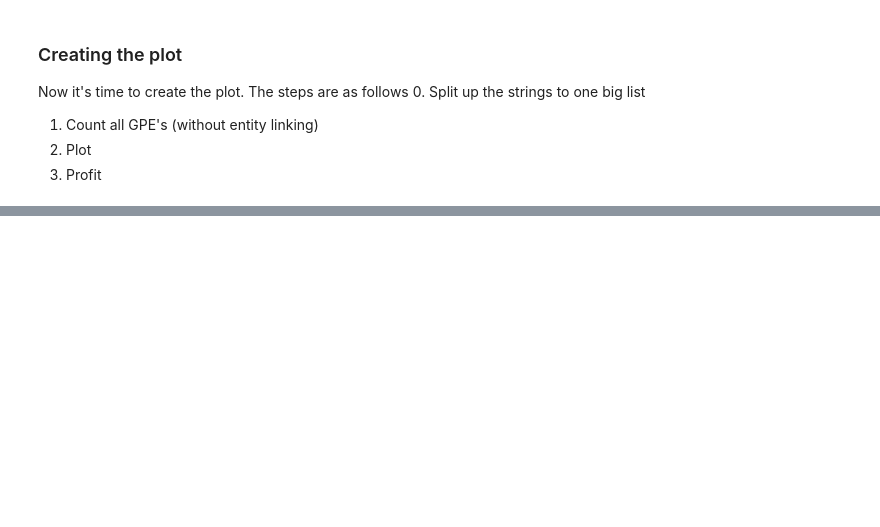
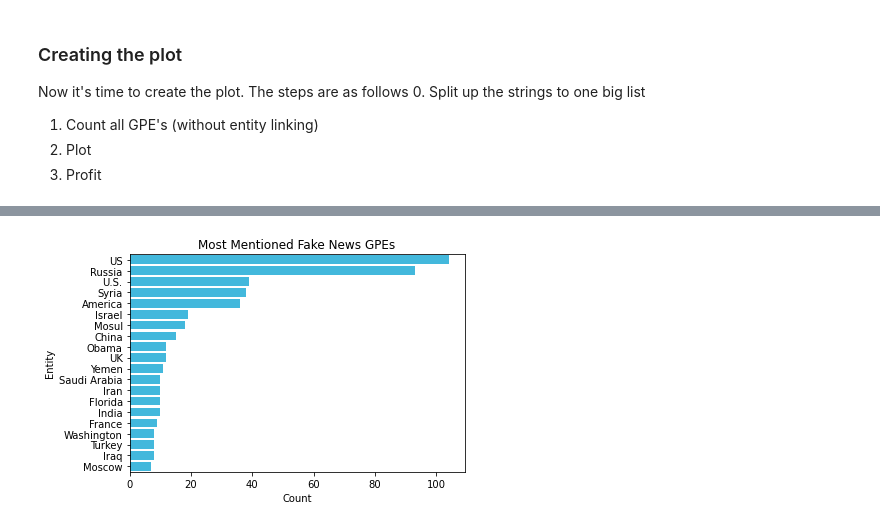
Before and after one commit to Rysias/cds-assignments, a Jupyter notebook: language-a2/experiments.ipynb, the cells around one changed output, grey strips where cells are left out. Drawn from its saved outputs; the diff is of its cells as text; code cells hidden in the pictures; blank space fills up the shorter version.

```diff
--- a/language-a2/experiments.ipynb
+++ b/language-a2/experiments.ipynb
@@ -151,0 +137,2 @@ top_ents
+# %%
+fake_ent_df = process_df(df[~mask])
@@ -151,0 +152,4 @@ top_ents
+# %%
+plot_top_ents(fake_ent_df, group_type="Fake")
+# %% [output]
+[figure, added]
```
Also changed, not shown: parts of 13 cells of this notebook.
